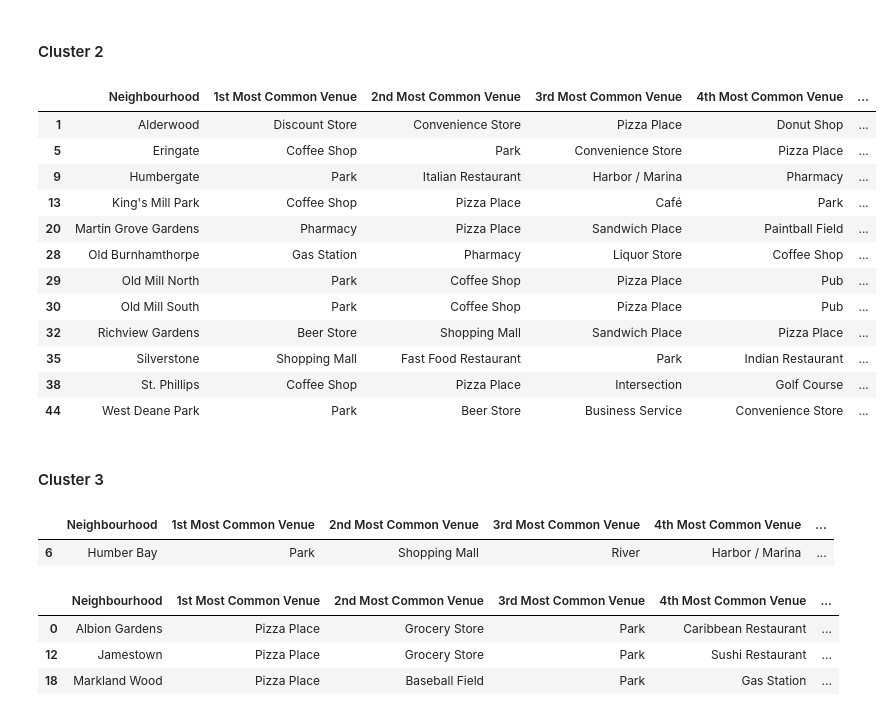
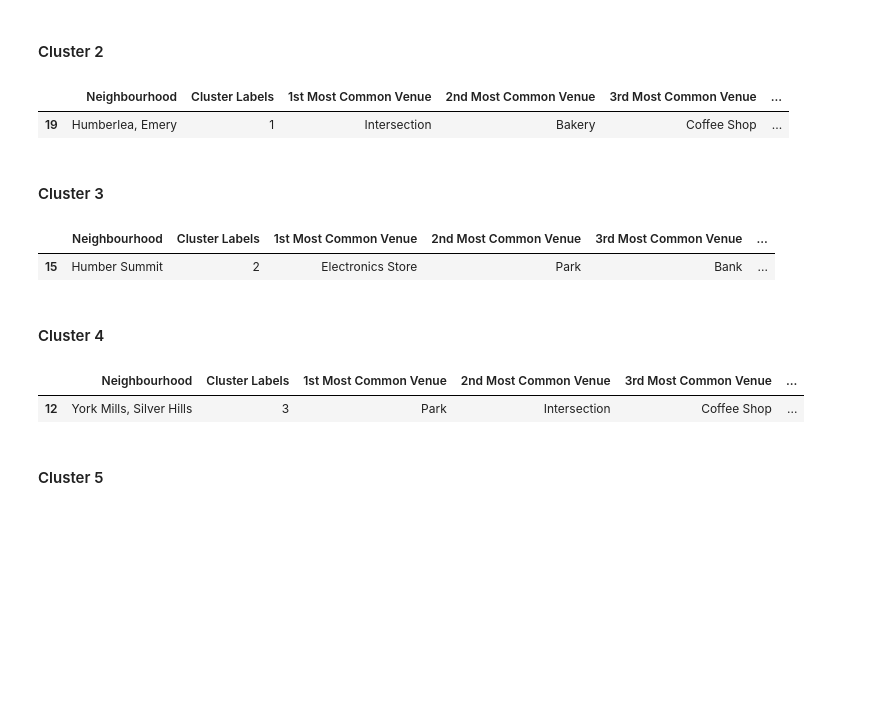
Before and after one commit to asp-myuser/Coursera_Capstone_Project, a Jupyter notebook: Toronto Neighborhood Clustering.ipynb, the cells around one changed output. Saved outputs shown, nothing was run; the diff lists cells and outputs as text; code cells hidden in the pictures; blank space fills up the shorter version.

```diff
--- a/Toronto Neighborhood Clustering.ipynb
+++ b/Toronto Neighborhood Clustering.ipynb
@@ -247,7 +182,7 @@ The geograpical coordinate of Etobicoke are 43.6435559, -79.5656326.
 map_manhattan = folium.Map(location=[latitude, longitude], zoom_start=11)
 
 # add markers to map
-for lat, lng, label in zip(EBC['LAT'], EBC['Long'], EBC['Neighbourhood']):
+for lat, lng, label in zip(EBC['Latitude'], EBC['Longitude'], EBC['Neighbourhood']):
     label = folium.Popup(label, parse_html=True)
     folium.CircleMarker(
         [lat, lng],
@@ -263,7 +198,7 @@ map_manhattan
 # %% [output]
 [interactive output not drawn]
 # %%
-CLIENT_ID = 'XXXXXXXXXXXXXXXXXXXXXXXX' # your Foursquare ID
-CLIENT_SECRET = 'XXXXXXXXXXXXXXXXXXXXXXXXXXX' # your Foursquare Secret
+CLIENT_ID = 'xxxxxxxxxxxxxxxxxxxxxxxxxxxxxx' # your Foursquare ID
+CLIENT_SECRET = 'xxxxxxxxxxxxxxxxxxxxxxxx' # your Foursquare Secret
 VERSION = '20180605' # Foursquare API version
 LIMIT = 100 # A default Foursquare API limit value
@@ -316,5 +247,5 @@ def getNearbyVenues(names, latitudes, longitudes, radius=500):
 # %%
 # type your answer here
 
-EBC_venues = getNearbyVenues(EBC['Neighbourhood'],EBC['LAT'], EBC['Long'],  radius=950)
+EBC_venues = getNearbyVenues(EBC['Neighbourhood'],EBC['Latitude'], EBC['Longitude'],  radius=1115)
 # %% [output]
@@ -494,7 +436,7 @@ neighborhoods_venues_sorted.head()
 Run _k_-means to cluster the neighborhood into 4 clusters.
 # %%
 # set number of clusters
-kclusters = 4
+kclusters = 7
 
 EBC_grouped_clustering = EBC_grouped.drop('Neighborhood', 1)
 
@@ -583,32 +521,23 @@ EBC_merged.loc[EBC_merged['Cluster Labels'] == 0, EBC_merged.columns[[1] + list(
 # %% [markdown]
 #### Cluster 2
 # %%
-EBC_merged.loc[EBC_merged['Cluster Labels'] == 1, EBC_merged.columns[[1] + list(range(5, EBC_merged.shape[1]))]]
+EBC_merged.loc[EBC_merged['Cluster Labels'] == 1, EBC_merged.columns[[2] + list(range(5, EBC_merged.shape[1]))]]
 # %% [output]
-|  | Neighbourhood | 1st Most Common Venue | 2nd Most Common Venue | 3rd Most Common Venue | 4th Most Common Venue | ... |
-| 1 | Alderwood | Discount Store | Convenience Store | Pizza Place | Donut Shop | ... |
-| 5 | Eringate | Coffee Shop | Park | Convenience Store | Pizza Place | ... |
-| 9 | Humbergate | Park | Italian Restaurant | Harbor / Marina | Pharmacy | ... |
-| 13 | King's Mill Park | Coffee Shop | Pizza Place | Café | Park | ... |
-| 20 | Martin Grove Gardens | Pharmacy | Pizza Place | Sandwich Place | Paintball Field | ... |
-| 28 | Old Burnhamthorpe | Gas Station | Pharmacy | Liquor Store | Coffee Shop | ... |
-| 29 | Old Mill North | Park | Coffee Shop | Pizza Place | Pub | ... |
-| 30 | Old Mill South | Park | Coffee Shop | Pizza Place | Pub | ... |
-| 32 | Richview Gardens | Beer Store | Shopping Mall | Sandwich Place | Pizza Place | ... |
-| 35 | Silverstone | Shopping Mall | Fast Food Restaurant | Park | Indian Restaurant | ... |
-| 38 | St. Phillips | Coffee Shop | Pizza Place | Intersection | Golf Course | ... |
-| 44 | West Deane Park | Park | Beer Store | Business Service | Convenience Store | ... |
+|  | Neighbourhood | Cluster Labels | 1st Most Common Venue | 2nd Most Common Venue | 3rd Most Common Venue | ... |
+| 19 | Humberlea, Emery | 1 | Intersection | Bakery | Coffee Shop | ... |
 # %% [markdown]
 #### Cluster 3
 # %%
-EBC_merged.loc[EBC_merged['Cluster Labels'] == 2, EBC_merged.columns[[1] + list(range(5, EBC_merged.shape[1]))]]
+EBC_merged.loc[EBC_merged['Cluster Labels'] == 2, EBC_merged.columns[[2] + list(range(5, EBC_merged.shape[1]))]]
 # %% [output]
-|  | Neighbourhood | 1st Most Common Venue | 2nd Most Common Venue | 3rd Most Common Venue | 4th Most Common Venue | ... |
-| 6 | Humber Bay | Park | Shopping Mall | River | Harbor / Marina | ... |
+|  | Neighbourhood | Cluster Labels | 1st Most Common Venue | 2nd Most Common Venue | 3rd Most Common Venue | ... |
+| 15 | Humber Summit | 2 | Electronics Store | Park | Bank | ... |
+# %% [markdown]
+#### Cluster 4
 # %%
-EBC_merged.loc[EBC_merged['Cluster Labels'] == 3, EBC_merged.columns[[1] + list(range(5, EBC_merged.shape[1]))]]
+EBC_merged.loc[EBC_merged['Cluster Labels'] == 3, EBC_merged.columns[[2] + list(range(5, EBC_merged.shape[1]))]]
 # %% [output]
-|  | Neighbourhood | 1st Most Common Venue | 2nd Most Common Venue | 3rd Most Common Venue | 4th Most Common Venue | ... |
-| 0 | Albion Gardens | Pizza Place | Grocery Store | Park | Caribbean Restaurant | ... |
-| 12 | Jamestown | Pizza Place | Grocery Store | Park | Sushi Restaurant | ... |
-| 18 | Markland Wood | Pizza Place | Baseball Field | Park | Gas Station | ... |
+|  | Neighbourhood | Cluster Labels | 1st Most Common Venue | 2nd Most Common Venue | 3rd Most Common Venue | ... |
+| 12 | York Mills, Silver Hills | 3 | Park | Intersection | Coffee Shop | ... |
+# %% [markdown]
+#### Cluster 5
```
Also changed, not shown: parts of 41 cells of this notebook.
